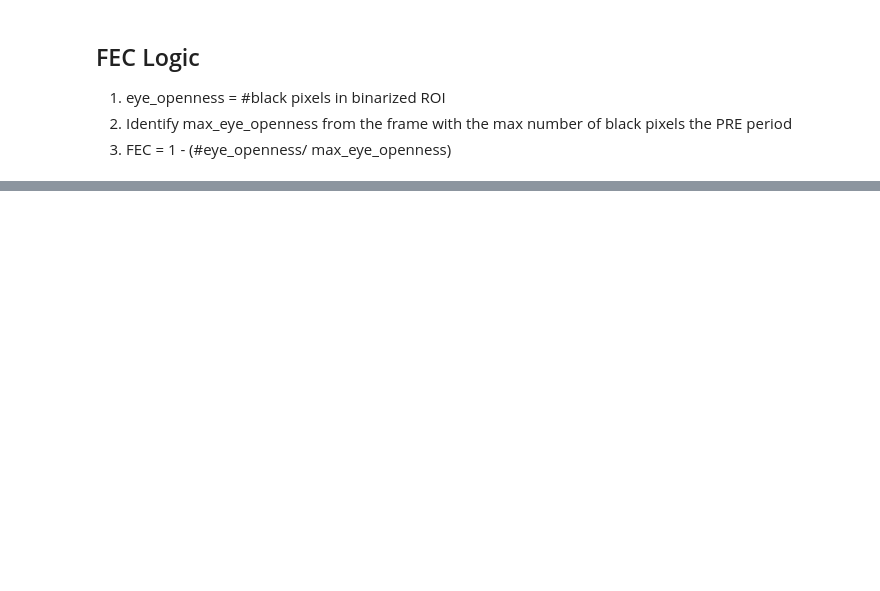
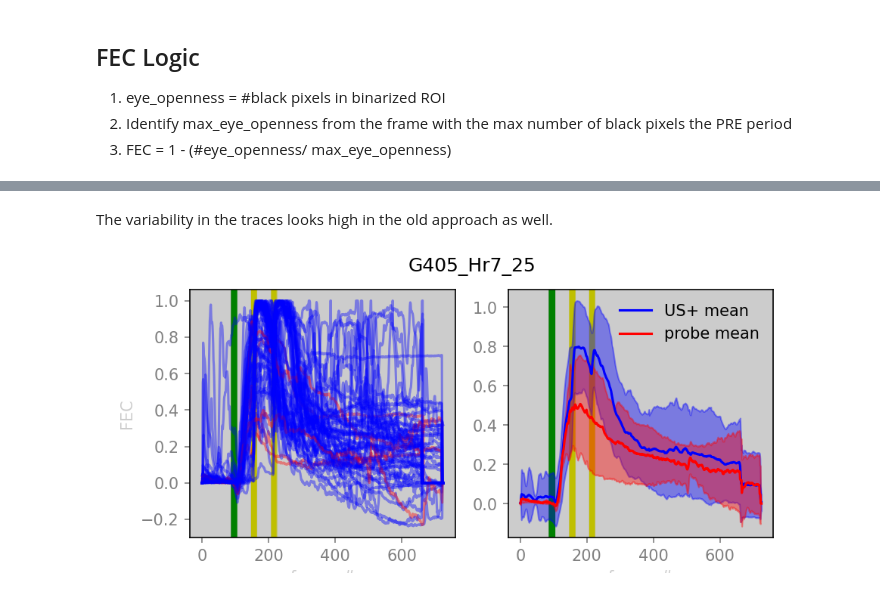
Before and after one commit to bhanu151/trace-eyeblink-analysis, a Jupyter notebook: behaviour/fec_analysis_test.ipynb, the cells around one changed output, grey strips where cells are left out. Cells and saved outputs as stored; diff of their text form; code cells hidden in the pictures; blank space fills up the shorter version.

```diff
--- a/behaviour/fec_analysis_test.ipynb
+++ b/behaviour/fec_analysis_test.ipynb
@@ -204,0 +425,8 @@ plot_fec(path, roi, threshold)
+# %% [markdown]
+The variability in the traces looks high in the old approach as well.
+# %%
+path = "../../hrishikeshn/BehaviorRawData/G405/G405_Hr7_25"
+roi = (385, 105, 415, 255)
+plot_fec(path, roi)
+# %% [output]
+[figure, added]
```
Also changed, not shown: parts of 15 cells of this notebook.
